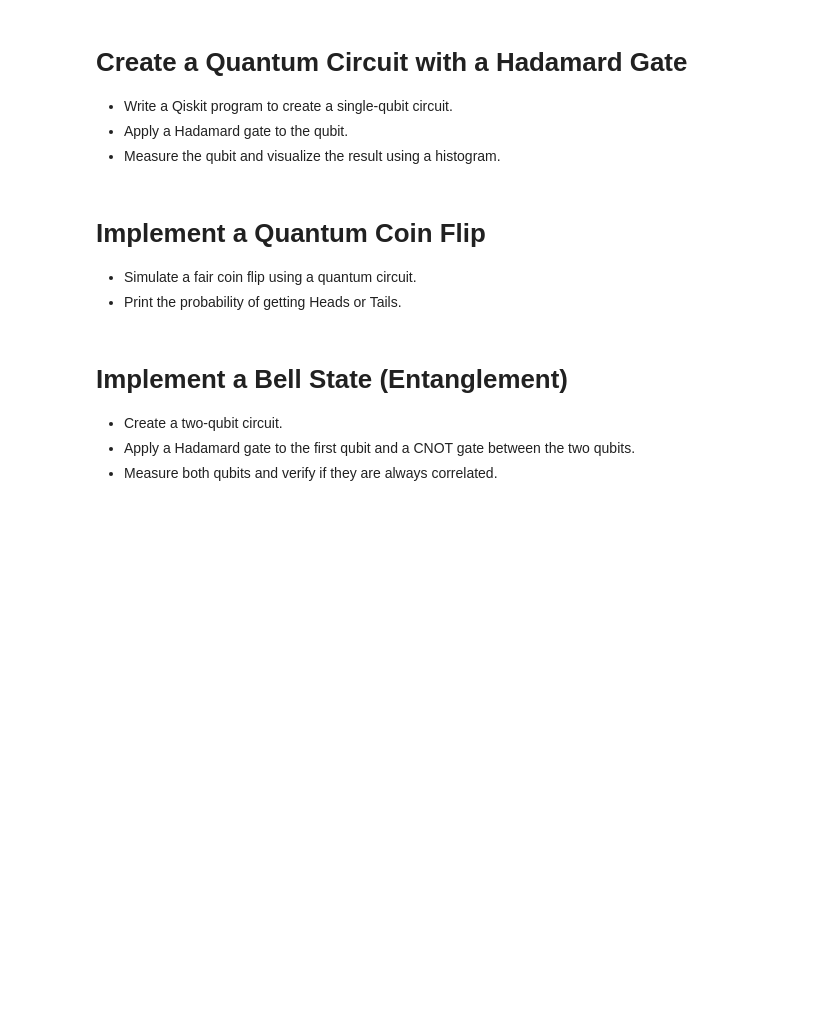
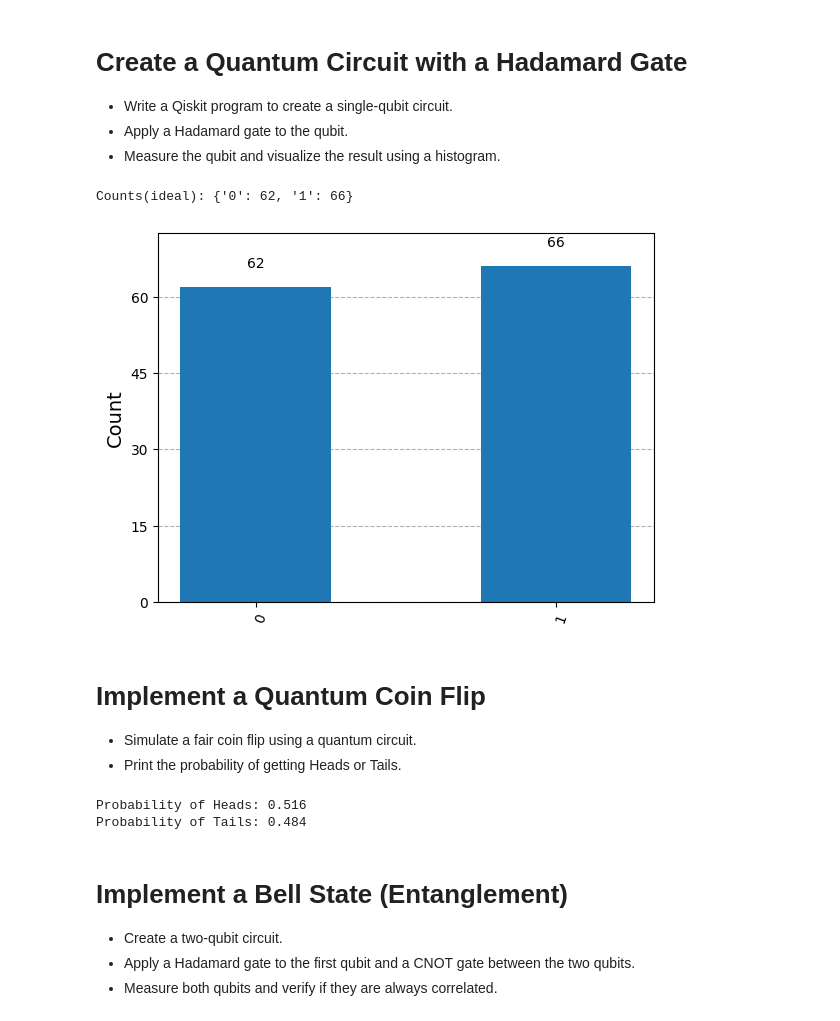
Before and after one commit to Fraol7/iCog-Labs-Tasks, a Jupyter notebook: Task_QC_Training.ipynb, the cells around one changed output. Saved outputs shown, nothing was run; the diff lists cells and outputs as text; code cells hidden in the pictures; blank space fills up the shorter version.

```diff
--- a/Task_QC_Training.ipynb
+++ b/Task_QC_Training.ipynb
@@ -14,3 +46,35 @@ import qiskit
+# %%
+from qiskit.visualization import plot_histogram
+from qiskit_aer.primitives import SamplerV2
+
+# Initialize a quantum circuit with one qubit
+circ = qiskit.QuantumCircuit(1)
+
+# Apply Hadamard gate (H)
+circ.h(0)
+
+# Measure the qubit
+circ.measure_all()
+
+# Visualize the circuit
+circ.draw()
+
+# Construct an ideal simulator with SamplerV2
+sampler = SamplerV2()
+job = sampler.run([circ], shots=128)
+
+# Perform an ideal simulation
+result_ideal = job.result()
+counts_ideal = result_ideal[0].data.meas.get_counts()
+
+# Print the ideal measurement results
+print('Counts(ideal):', counts_ideal)
+
+# Visualize the results
+plot_histogram(counts_ideal)
+# %% [output]
+Counts(ideal): {'0': 62, '1': 66}
+[figure, added]
 # %% [markdown]
 # **Implement a Quantum Coin Flip**
 - Simulate a fair coin flip using a quantum circuit.
@@ -20,3 +82,39 @@ import qiskit
+# %%
+import qiskit
+from qiskit.visualization import plot_histogram
+from qiskit_aer.primitives import SamplerV2
+
+# Initialize a quantum circuit with one qubit
+circ = qiskit.QuantumCircuit(1)
+
+# Apply Hadamard gate (H)
+circ.h(0)
+
+# Measure the qubit
+circ.measure_all()
+
+# Construct an ideal simulator with SamplerV2
+sampler = SamplerV2()
+job = sampler.run([circ], shots=1000)
+
+# Perform an ideal simulation
+result_ideal = job.result()
+counts_ideal = result_ideal[0].data.meas.get_counts()
+
+# Calculate probabilities
+total_shots = sum(counts_ideal.values())
+prob_heads = counts_ideal.get('0', 0) / total_shots
+prob_tails = counts_ideal.get('1', 0) / total_shots
+
+# Print results
+print(f"Probability of Heads: {prob_heads:.3f}")
+print(f"Probability of Tails: {prob_tails:.3f}")
+
+# Display histogram
+plot_histogram(counts_ideal).show()
+# %% [output]
+Probability of Heads: 0.516
+Probability of Tails: 0.484
 # %% [markdown]
 # **Implement a Bell State (Entanglement)**
 - Create a two-qubit circuit.
```
Also changed, not shown: parts of 6 cells of this notebook.
